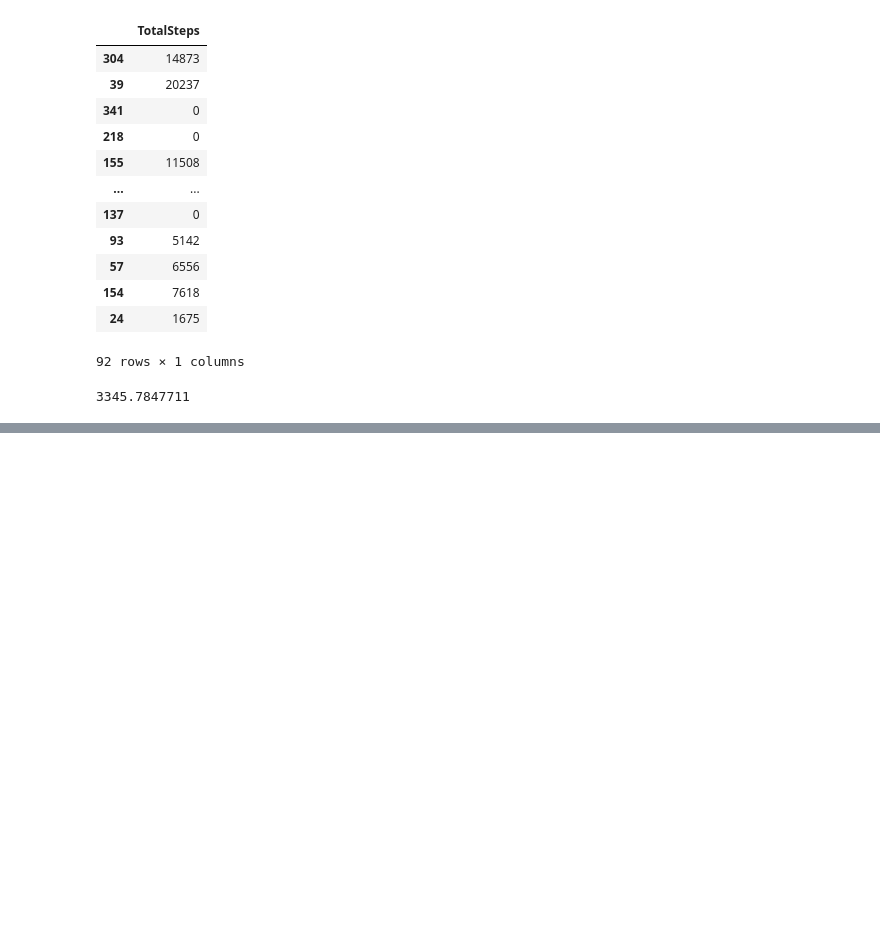
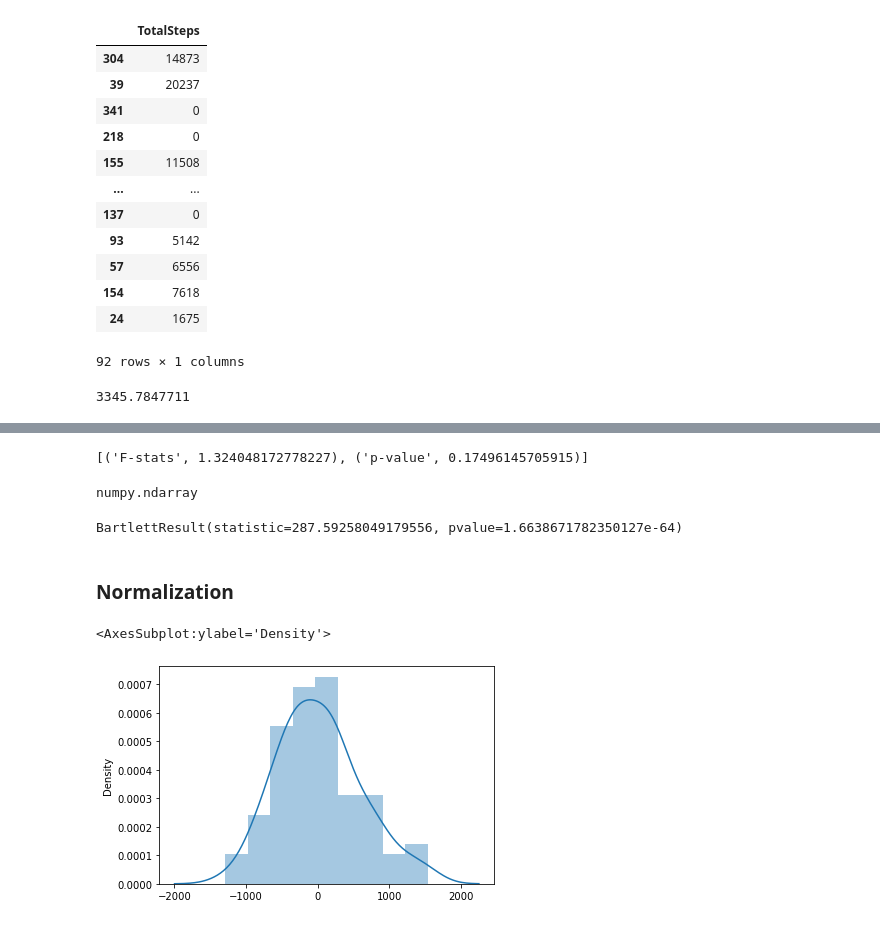
Before and after one commit to sandeepsharma1190/ML-Student, a Jupyter notebook: notebook 9:30/Simple Lin Reg 1 01082023 9_30.ipynb, the cells around one changed output, grey strips where cells are left out. Cells and saved outputs as stored; diff of their text form; code cells hidden in the pictures; blank space fills up the shorter version.

```diff
--- a/notebook 9:30/Simple Lin Reg 1 01082023 9_30.ipynb
+++ b/notebook 9:30/Simple Lin Reg 1 01082023 9_30.ipynb
@@ -156,0 +209,8 @@ array([[2890.77953496],
+# %%
+import statsmodels.stats.api as sms
+from statsmodels.compat import lzip
+name = ['F-stats', 'p-value']
+test = sms.het_goldfeldquandt(residual, X_test)
+lzip(name, test)
+# %% [output]
+[('F-stats', 1.324048172778227), ('p-value', 0.17496145705915)]
@@ -156,0 +219,4 @@ array([[2890.77953496],
+# %%
+type(X_test1)
+# %% [output]
+numpy.ndarray
@@ -156,0 +227,13 @@ array([[2890.77953496],
+# %%
+from scipy.stats import bartlett
+test = bartlett(X_test1, residual1)
+print(test)
+# %% [output]
+BartlettResult(statistic=287.59258049179556, pvalue=1.6638671782350127e-64)
+# %% [markdown]
+### Normalization
+# %%
+sns.distplot(residual)
+# %% [output]
+<AxesSubplot:ylabel='Density'>
+[figure, added]
```
Also changed, not shown: parts of 24 cells of this notebook.
